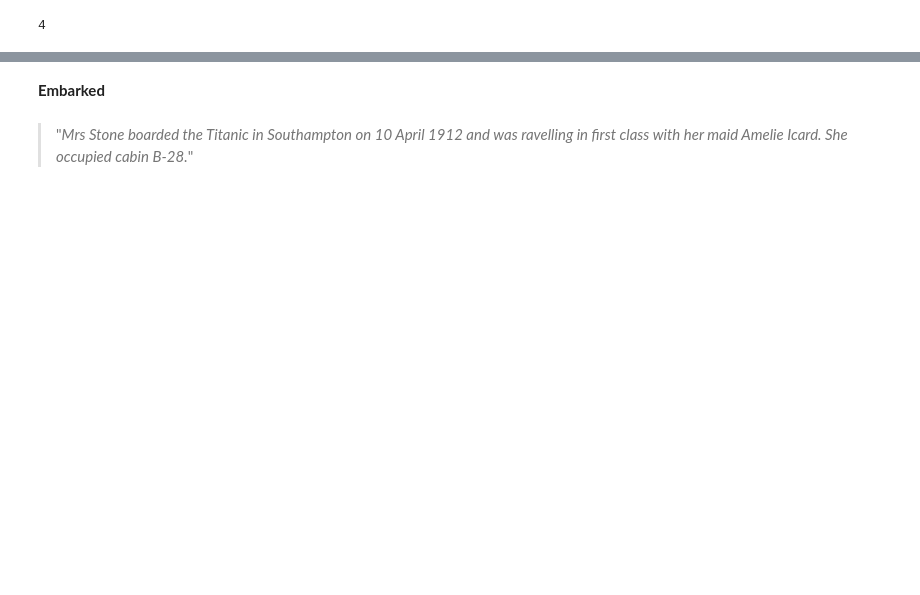
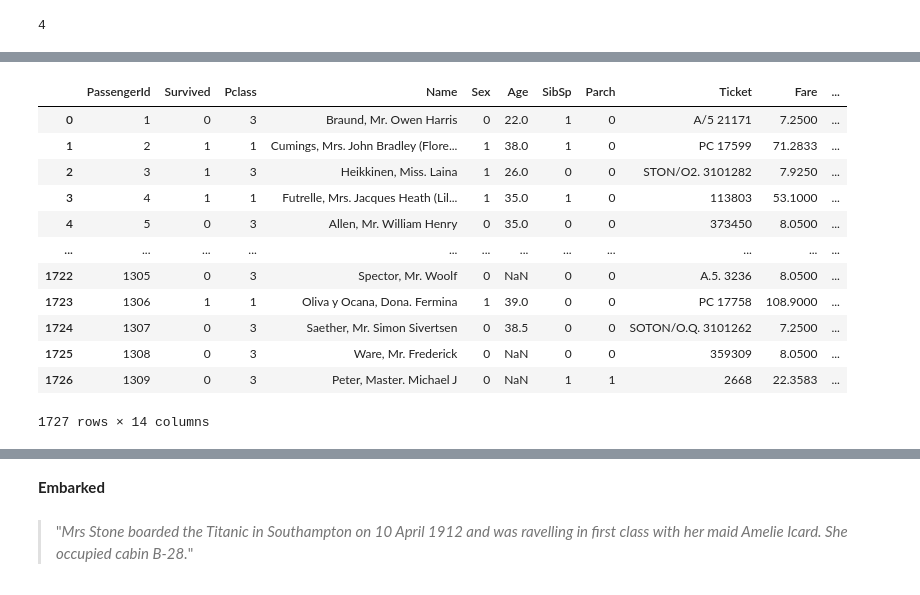
Before and after one commit to juancn95/saturdaysAI_titanic_challenge, a Jupyter notebook: SaturdaysAI_titanic_challenge.ipynb, the cells around one changed output, grey strips where cells are left out. Saved outputs shown, nothing was run; the diff lists cells and outputs as text; code cells hidden in the pictures; blank space fills up the shorter version.

```diff
--- a/SaturdaysAI_titanic_challenge.ipynb
+++ b/SaturdaysAI_titanic_challenge.ipynb
@@ -429 +431,5 @@ En este sentido, procederemos a estudiar su distribución, pero antes necesitamo
+# %%
+df_train = df.copy()
+# %%
+df = df_train.append(df2, ignore_index=True)
 # %%
@@ -542,0 +454,17 @@ AttributeError: ignored
+# %%
+df.loc[pd.notnull(df["Cabin"]), "Deck"] = df["Cabin"].str[0]
+df['Title'] = df.Name.str.replace('(.*, )|(\\..*)', '')
+# %% [output]
+|  | PassengerId | Survived | Pclass | Name | Sex | Age | SibSp | Parch | Ticket | Fare | ... |
+| 0 | 1 | 0 | 3 | Braund, Mr. Owen Harris | 0 | 22.0 | 1 | 0 | A/5 21171 | 7.2500 | ... |
+| 1 | 2 | 1 | 1 | Cumings, Mrs. John Bradley (Flore... | 1 | 38.0 | 1 | 0 | PC 17599 | 71.2833 | ... |
+| 2 | 3 | 1 | 3 | Heikkinen, Miss. Laina | 1 | 26.0 | 0 | 0 | STON/O2. 3101282 | 7.9250 | ... |
+| 3 | 4 | 1 | 1 | Futrelle, Mrs. Jacques Heath (Lil... | 1 | 35.0 | 1 | 0 | 113803 | 53.1000 | ... |
+| 4 | 5 | 0 | 3 | Allen, Mr. William Henry | 0 | 35.0 | 0 | 0 | 373450 | 8.0500 | ... |
+| ... | ... | ... | ... | ... | ... | ... | ... | ... | ... | ... | ... |
+| 1722 | 1305 | 0 | 3 | Spector, Mr. Woolf | 0 | NaN | 0 | 0 | A.5. 3236 | 8.0500 | ... |
+| 1723 | 1306 | 1 | 1 | Oliva y Ocana, Dona. Fermina | 1 | 39.0 | 0 | 0 | PC 17758 | 108.9000 | ... |
+| 1724 | 1307 | 0 | 3 | Saether, Mr. Simon Sivertsen | 0 | 38.5 | 0 | 0 | SOTON/O.Q. 3101262 | 7.2500 | ... |
+| 1725 | 1308 | 0 | 3 | Ware, Mr. Frederick | 0 | NaN | 0 | 0 | 359309 | 8.0500 | ... |
+| 1726 | 1309 | 0 | 3 | Peter, Master. Michael J | 0 | NaN | 1 | 1 | 2668 | 22.3583 | ... |
+1727 rows × 14 columns
```
Also changed, not shown: parts of 16 cells of this notebook.
